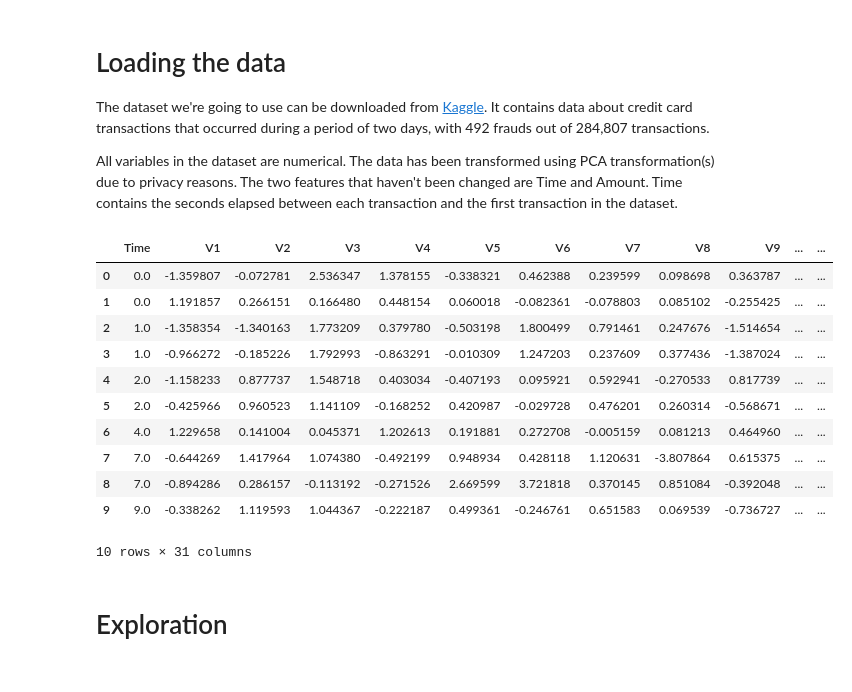
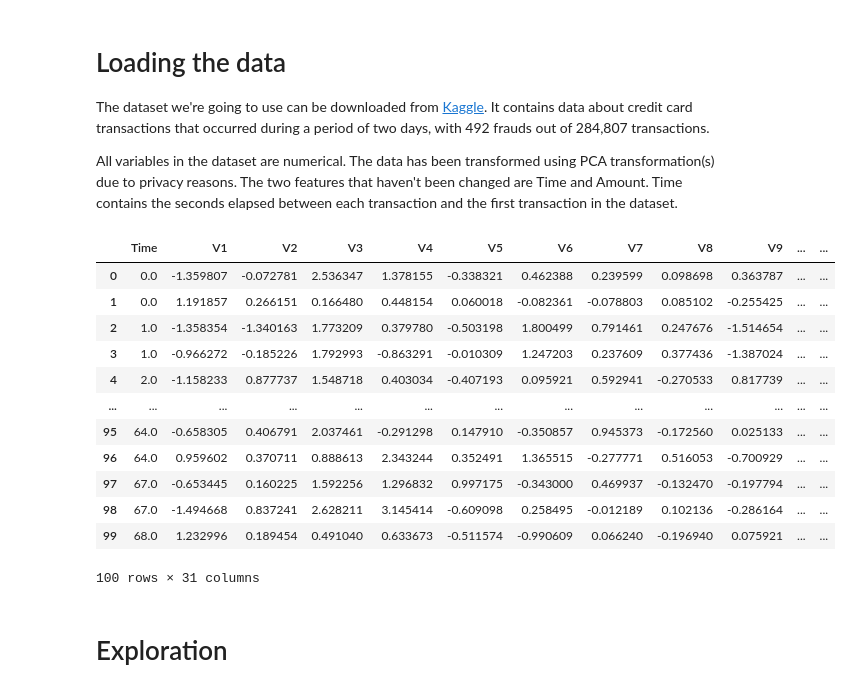
Before and after one commit to cyberpulse-ltd/fraud-detection, a Jupyter notebook: fraud_detection.ipynb, the cells around one changed output. Drawn from its saved outputs; the diff is of its cells as text; code cells hidden in the pictures.

```diff
--- a/fraud_detection.ipynb
+++ b/fraud_detection.ipynb
@@ -38,20 +36,21 @@ All variables in the dataset are numerical. The data has been transformed using
 # %%
 df = pd.read_csv("creditcard.csv")
 # %%
-df.head(10)
+df.head(100)
 # %% [output]
 |  | Time | V1 | V2 | V3 | V4 | V5 | V6 | V7 | V8 | V9 | ... | ... |
 | 0 | 0.0 | -1.359807 | -0.072781 | 2.536347 | 1.378155 | -0.338321 | 0.462388 | 0.239599 | 0.098698 | 0.363787 | ... | ... |
 | 1 | 0.0 | 1.191857 | 0.266151 | 0.166480 | 0.448154 | 0.060018 | -0.082361 | -0.078803 | 0.085102 | -0.255425 | ... | ... |
 | 2 | 1.0 | -1.358354 | -1.340163 | 1.773209 | 0.379780 | -0.503198 | 1.800499 | 0.791461 | 0.247676 | -1.514654 | ... | ... |
 | 3 | 1.0 | -0.966272 | -0.185226 | 1.792993 | -0.863291 | -0.010309 | 1.247203 | 0.237609 | 0.377436 | -1.387024 | ... | ... |
 | 4 | 2.0 | -1.158233 | 0.877737 | 1.548718 | 0.403034 | -0.407193 | 0.095921 | 0.592941 | -0.270533 | 0.817739 | ... | ... |
-| 5 | 2.0 | -0.425966 | 0.960523 | 1.141109 | -0.168252 | 0.420987 | -0.029728 | 0.476201 | 0.260314 | -0.568671 | ... | ... |
-| 6 | 4.0 | 1.229658 | 0.141004 | 0.045371 | 1.202613 | 0.191881 | 0.272708 | -0.005159 | 0.081213 | 0.464960 | ... | ... |
-| 7 | 7.0 | -0.644269 | 1.417964 | 1.074380 | -0.492199 | 0.948934 | 0.428118 | 1.120631 | -3.807864 | 0.615375 | ... | ... |
-| 8 | 7.0 | -0.894286 | 0.286157 | -0.113192 | -0.271526 | 2.669599 | 3.721818 | 0.370145 | 0.851084 | -0.392048 | ... | ... |
-| 9 | 9.0 | -0.338262 | 1.119593 | 1.044367 | -0.222187 | 0.499361 | -0.246761 | 0.651583 | 0.069539 | -0.736727 | ... | ... |
+| ... | ... | ... | ... | ... | ... | ... | ... | ... | ... | ... | ... | ... |
+| 95 | 64.0 | -0.658305 | 0.406791 | 2.037461 | -0.291298 | 0.147910 | -0.350857 | 0.945373 | -0.172560 | 0.025133 | ... | ... |
+| 96 | 64.0 | 0.959602 | 0.370711 | 0.888613 | 2.343244 | 0.352491 | 1.365515 | -0.277771 | 0.516053 | -0.700929 | ... | ... |
+| 97 | 67.0 | -0.653445 | 0.160225 | 1.592256 | 1.296832 | 0.997175 | -0.343000 | 0.469937 | -0.132470 | -0.197794 | ... | ... |
+| 98 | 67.0 | -1.494668 | 0.837241 | 2.628211 | 3.145414 | -0.609098 | 0.258495 | -0.012189 | 0.102136 | -0.286164 | ... | ... |
+| 99 | 68.0 | 1.232996 | 0.189454 | 0.491040 | 0.633673 | -0.511574 | -0.990609 | 0.066240 | -0.196940 | 0.075921 | ... | ... |
-10 rows × 31 columns
+100 rows × 31 columns
 # %% [markdown]
 # Exploration
 # %%
```
Also changed, not shown: parts of 11 cells of this notebook, 2 other files.
